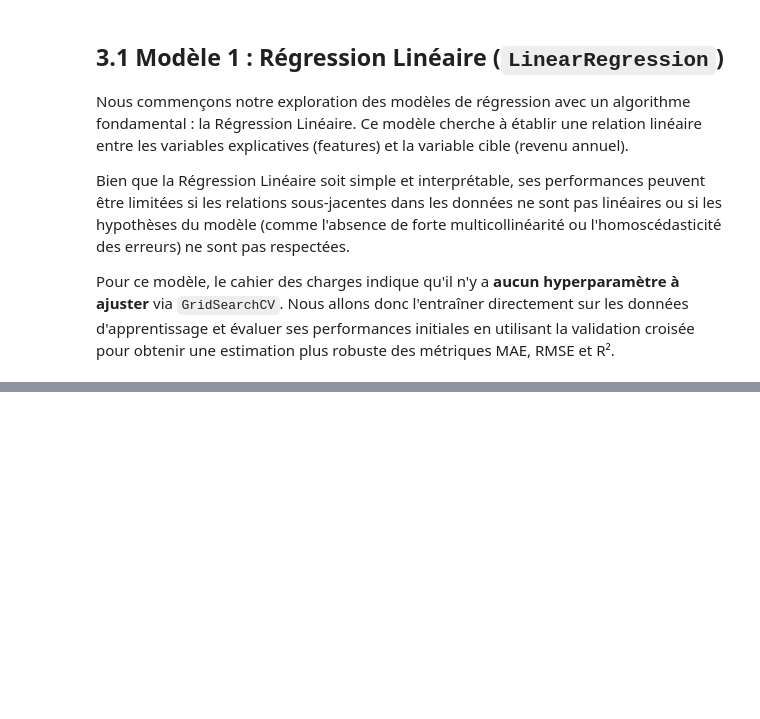
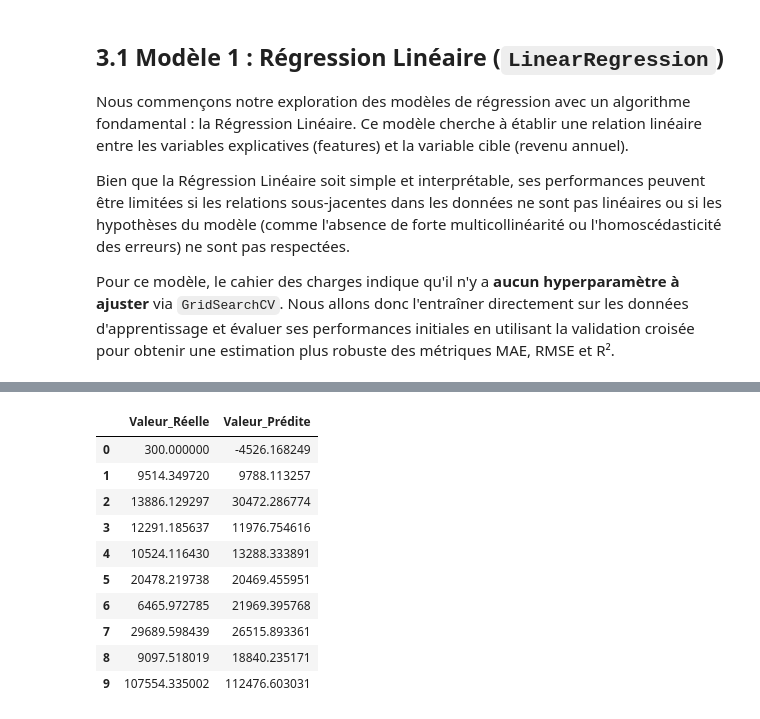
Before and after one commit to elnassim/ProjectML, a Jupyter notebook: mini_projet_AI_Saad_Youness_Nassim.ipynb, the cells around one changed output, grey strips where cells are left out. Saved outputs shown, nothing was run; the diff lists cells and outputs as text; code cells hidden in the pictures; blank space fills up the shorter version.

```diff
--- a/mini_projet_AI_Saad_Youness_Nassim.ipynb
+++ b/mini_projet_AI_Saad_Youness_Nassim.ipynb
@@ -823,3 +823,65 @@ Nous commençons notre exploration des modèles de régression avec un algorithm
 Bien que la Régression Linéaire soit simple et interprétable, ses performances peuvent être limitées si les relations sous-jacentes dans les données ne sont pas linéaires ou si les hypothèses du modèle (comme l'absence de forte multicollinéarité ou l'homoscédasticité des erreurs) ne sont pas respectées.
 
 Pour ce modèle, le cahier des charges indique qu'il n'y a **aucun hyperparamètre à ajuster** via `GridSearchCV`. Nous allons donc l'entraîner directement sur les données d'apprentissage et évaluer ses performances initiales en utilisant la validation croisée pour obtenir une estimation plus robuste des métriques MAE, RMSE et R².
+# %%
+# CELLULE 3.1 : Régression Linéaire - Évaluation sur un Seul Split de Test (Style Approche B)
+
+# Imports nécessaires pour cette cellule (certains peuvent déjà être importés)
+from sklearn.linear_model import LinearRegression
+from sklearn.metrics import mean_absolute_error, mean_squared_error, r2_score
+import numpy as np
+import pandas as pd
+import time # Pour mesurer le temps d'entraînement
+
+# Vérifier que les DataFrames prétraités et les cibles existent
+if ('X_train_processed_df' in locals() and 'y_train' in locals() and
+    'X_test_processed_df' in locals() and 'y_test' in locals()):
+
+    print("--- Modèle : Régression Linéaire (Évaluation sur X_test) ---")
+
+    # 1. Initialisation du modèle
+    linear_model_test_split = LinearRegression()
+
+    # 2. Entraînement du modèle sur l'ensemble d'entraînement complet prétraité
+    print("\nEntraînement du modèle sur X_train_processed_df...")
+    start_time = time.time()
+    linear_model_test_split.fit(X_train_processed_df, y_train)
+    end_time = time.time()
+    training_time = end_time - start_time
+    print(f"Entraînement terminé en {training_time:.4f} secondes.")
+
+    # 3. Prédictions sur l'ensemble de test prétraité
+    print("\nPrédictions sur X_test_processed_df...")
+    predictions_test = linear_model_test_split.predict(X_test_processed_df)
+
+    # 4. Évaluation des performances sur l'ensemble de test
+    mae_test = mean_absolute_error(y_test, predictions_test)
+    rmse_test = np.sqrt(mean_squared_error(y_test, predictions_test))
+    r2_test = r2_score(y_test, predictions_test)
+
+    print("\n--- Évaluation du Modèle sur l'Ensemble de Test (X_test) ---")
+    print(f"  MAE (Mean Absolute Error)        : {mae_test:.2f} DH")
+    print(f"  RMSE (Root Mean Squared Error)   : {rmse_test:.2f} DH")
+    print(f"  R² (Coefficient de détermination): {r2_test:.4f}")
+
+    # Afficher un aperçu des prédictions vs valeurs réelles pour vérification
+    print("\n--- Aperçu des Prédictions vs Valeurs Réelles (sur X_test) ---")
+    df_predictions = pd.DataFrame({'Valeur_Réelle': y_test.values,
+                                   'Valeur_Prédite': predictions_test})
+    display(df_predictions.head(10)) # Afficher les 10 premières pour un aperçu
+
+    # Optionnel: Stocker ces résultats si vous voulez comparer les perfs sur X_test
+    # avec les perfs CV. Mais la comparaison principale entre modèles se fait sur CV.
+    # if 'model_performance_summary' not in locals():
+    #     model_performance_summary = {}
+    # model_performance_summary['LinearRegression_on_Xtest'] = {
+    #     'MAE_test': mae_test,
+    #     'RMSE_test': rmse_test,
+    #     'R2_test': r2_test,
+    #     'Training_Time': training_time
+    # }
+
+else:
+    print("ATTENTION : Les données prétraitées (X_train_processed_df, y_train, X_test_processed_df, y_test) ne sont pas définies.")
+    print("Veuillez exécuter les cellules de prétraitement des données (jusqu'à 2.5 inclus avec les modifications appropriées).")
+# %% [output]
@@ -825,0 +901,11 @@ Pour ce modèle, le cahier des charges indique qu'il n'y a **aucun hyperparamèt
+|  | Valeur_Réelle | Valeur_Prédite |
+| 0 | 300.000000 | -4526.168249 |
+| 1 | 9514.349720 | 9788.113257 |
+| 2 | 13886.129297 | 30472.286774 |
+| 3 | 12291.185637 | 11976.754616 |
+| 4 | 10524.116430 | 13288.333891 |
+| 5 | 20478.219738 | 20469.455951 |
+| 6 | 6465.972785 | 21969.395768 |
+| 7 | 29689.598439 | 26515.893361 |
+| 8 | 9097.518019 | 18840.235171 |
+| 9 | 107554.335002 | 112476.603031 |
```
Also changed, not shown: parts of 1 cell of this notebook.
